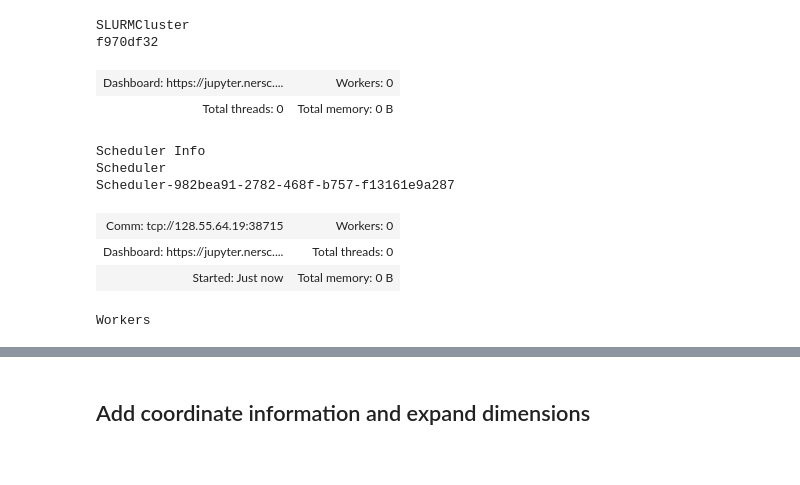
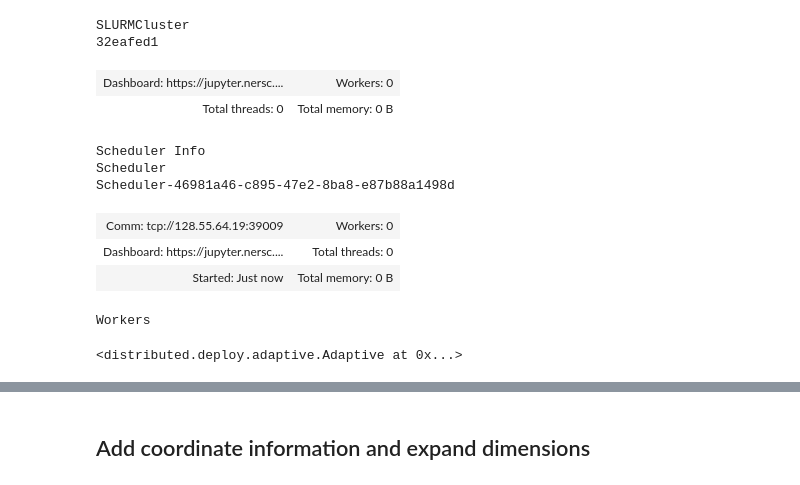
Before and after one commit to NoraLoose/Ocean-CDR-Atlas-v0, a Jupyter notebook: workflows/dor-atlas/compress-anomalies.ipynb, the cells around one changed output, grey strips where cells are left out. Cells and saved outputs as stored; diff of their text form; code cells hidden in the pictures.

```diff
--- a/workflows/dor-atlas/compress-anomalies.ipynb
+++ b/workflows/dor-atlas/compress-anomalies.ipynb
@@ -33,42 +30,46 @@ cluster_kwargs = {
 
     # Dask worker options
     "processes" : n_cores_per_node,
     "cores": n_cores_per_node, # total number of cores (per Slurm job) for Dask worker
     "memory": mem_per_node, # total memory (per Slurm job) for Dask worker
 
     # SLURM options
     "job_name" : 'dor-dataset-compression',
     "shebang": "#!/bin/bash",
     "walltime": "00:30:00", # DD:HH:SS
     "job_mem": "0", # all memory on node
     "job_script_prologue": ["source ~/.bashrc"], # commands to run before calculation, including exports
     "job_directives_skip": ["-n", "--cpus-per-task"], # Slurm directives we can skip
     "job_extra_directives": [f"-N {n_nodes_per_calc}", "-q debug", "-C cpu"], # num. of nodes for calc (-N), queue (-q), and constraints (-c)
     "log_directory" : str(dask_log_directory),
-    "local_directory": str(dask_local_directory)
+    "local_directory": str(dask_local_directory),
+    "worker_extra_args": ["--lifetime", "25m", "--lifetime-stagger", "4m"]
 }
 
 cluster = PerlmutterSLURMCluster(
 
     **cluster_kwargs
 )
 
 client = dask.distributed.client.Client(cluster)
 cluster
 # %% [output]
 SLURMCluster
-f970df32
+32eafed1
 | Dashboard: https://jupyter.nersc.... | Workers: 0 |
 | Total threads: 0 | Total memory: 0 B |
 Scheduler Info
 Scheduler
-Scheduler-982bea91-2782-468f-b757-f13161e9a287
+Scheduler-46981a46-c895-47e2-8ba8-e87b88a1498d
-| Comm: tcp://128.55.64.19:38715 | Workers: 0 |
+| Comm: tcp://128.55.64.19:39009 | Workers: 0 |
 | Dashboard: https://jupyter.nersc.... | Total threads: 0 |
 | Started: Just now | Total memory: 0 B |
 Workers
 # %%
-cluster.scale(1)
+#cluster.scale(20*n_cores_per_node)
+cluster.adapt(minimum_jobs=2, maximum_jobs=2)
+# %% [output]
+<distributed.deploy.adaptive.Adaptive at 0x...>
 # %%
 #print(cluster.job_script())
 # %%
```
Also changed, not shown: parts of 26 cells of this notebook, 1 other file.
